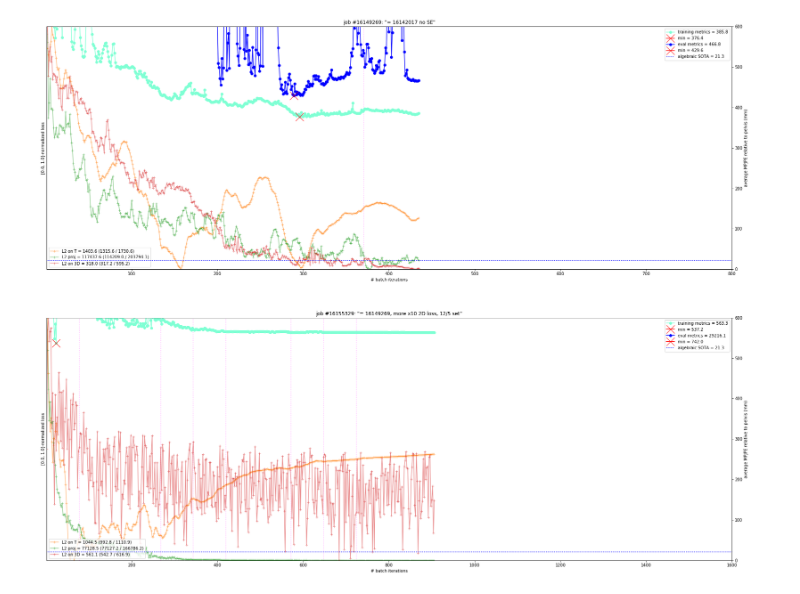
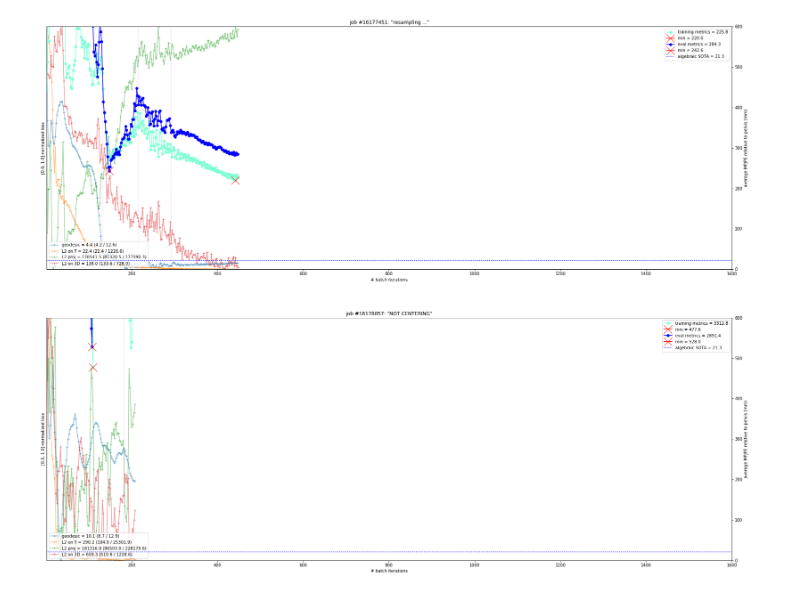
Before and after one commit to karfly/learnable-triangulation-pytorch, a Jupyter notebook: tom.ipynb, the cells around one changed output. Cells and saved outputs as stored; diff of their text form; code cells hidden in the pictures.

```diff
--- a/tom.ipynb
+++ b/tom.ipynb
@@ -64,33 +64,34 @@ jobs = list(zip(*[
     # ('15948909', 'norm Fro, no BN, supervision: 2D, self.R, self.t, self.DLT'),
 
     # promising ('16006854', 'pivot self.t self.R + bn, backb 20l, others 5'),
 
     # ('16034428', '~ 15854643'),  # overfitting baseline (loss ws = geo: 10, trans: 5, 3D: 1)
 
     # ('16036412', 'loss: 3D + 2D + self.R | t'),  # (loss ws = 2D: 1e-2, 3D: 1, self.R: 1e-1, self.t: 1e-3)
     # ('16040581', 'loss: 2D + self.R | t + self.DLT, BB has 8L'),  # (loss ws = 2D: 1e-2, self.R: 1e-1, self.t: 1e-3, self.DLT: 1e-2)
     # ('16042030', 'loss: 2D + self.R | t + self.DLT, not centering KPs, BB has 4L'),
 
     # ('16042239', 'loss: 2D + self.R | t + self.DLT, lr=1e-3, BB has 4L'),
     # still ('16042669', 'loss: 2D + self.R | t + self.DLT, lr=1e-2, layers: 2, 5, 5'),
     # still ('16044276', 'NOT pelvis-centering, loss: 2D + self.R | t + self.DLT, init weights, lr=1e-4, layers: 2, 5, 5'),
     # still ('16045770', 'NOT pelvis-centering, loss: 2D + self.R | t + self.DLT, init weights, lr=1e-4, layers: 4, 2, 2'),
 
     # ('16058867', 'pelvis-centering, loss: 2D + self.R | t + self.DLT, init weights 0, lr=1e-4, layers: (4, 4) x 1024, plain bottlenecks'),
 
     # predicting R
     # ('16135720', 'using GT t, NOT centering pelvis'),
     # ('16141456', '= 16135720, activation BEFORE residual, SE before R'),
     # ('16141724', '= 16135720, activation AFTER residual, SE before R'),
     # ('16146239', '= 16141724, no BN'),
 
     # predicting t
     # ('16142017', 'using GT R, NOT centering pelvis, activation AFTER residual, SE before t'),
     # worse ('16144329', '= 16142017 centering pelvis'),
-    ('16149269', '= 16142017 no SE'),
-    ('16155329', '= 16149269, more x10 2D loss, 12/5 set'),
+
+    ('16177451', 'resampling ...'),
+    ('16178857', 'NOT CENTERING'),
 ]))
 
 plot_jobs(jobs[0], jobs[1], metrics_ylim=[0, 6e2])  # .png
 # %% [output]
-[figure, old version]
+[figure, new version]
```
Also changed, not shown: 6 other files.
